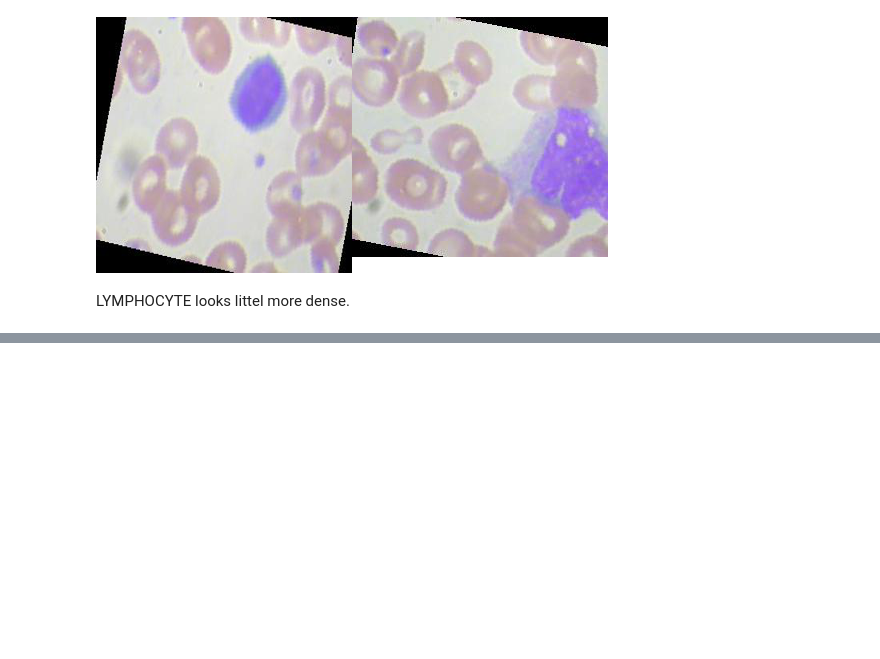
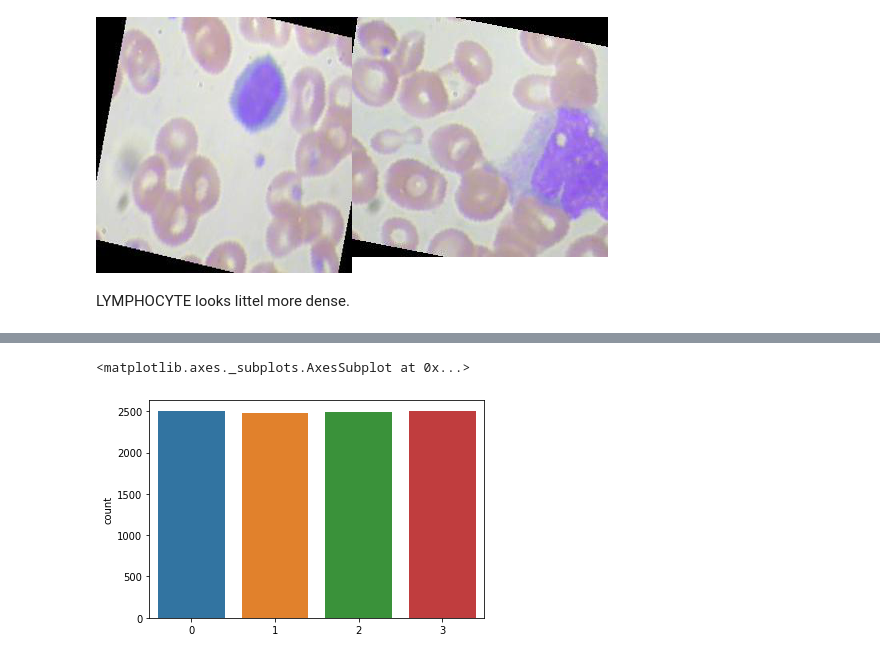
Before and after one commit to BlackCurrantDS/Data-Mining, a Jupyter notebook: Blood_Cell_Detection.ipynb, the cells around one changed output, grey strips where cells are left out. Cells and saved outputs as stored; diff of their text form; code cells hidden in the pictures; blank space fills up the shorter version.

```diff
--- a/Blood_Cell_Detection.ipynb
+++ b/Blood_Cell_Detection.ipynb
@@ -91,0 +125,7 @@ LYMPHOCYTE looks littel more dense.
+# %%
+#train
+y = np.concatenate([y for x, y in train_ds], axis=0)
+sns.countplot(y)
+# %% [output]
+<matplotlib.axes._subplots.AxesSubplot at 0x...>
+[figure, added]
```
Also changed, not shown: parts of 14 cells of this notebook.
